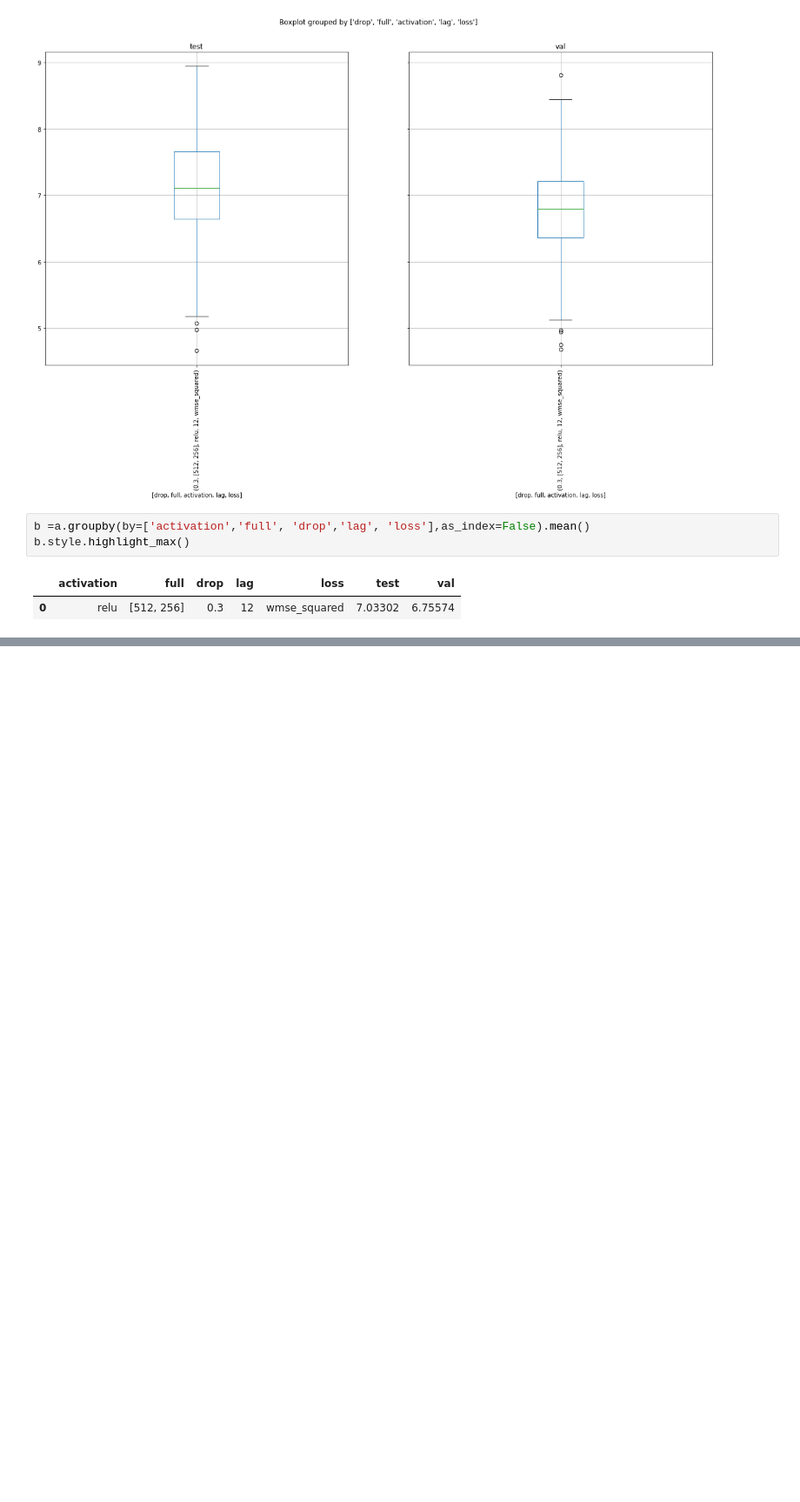
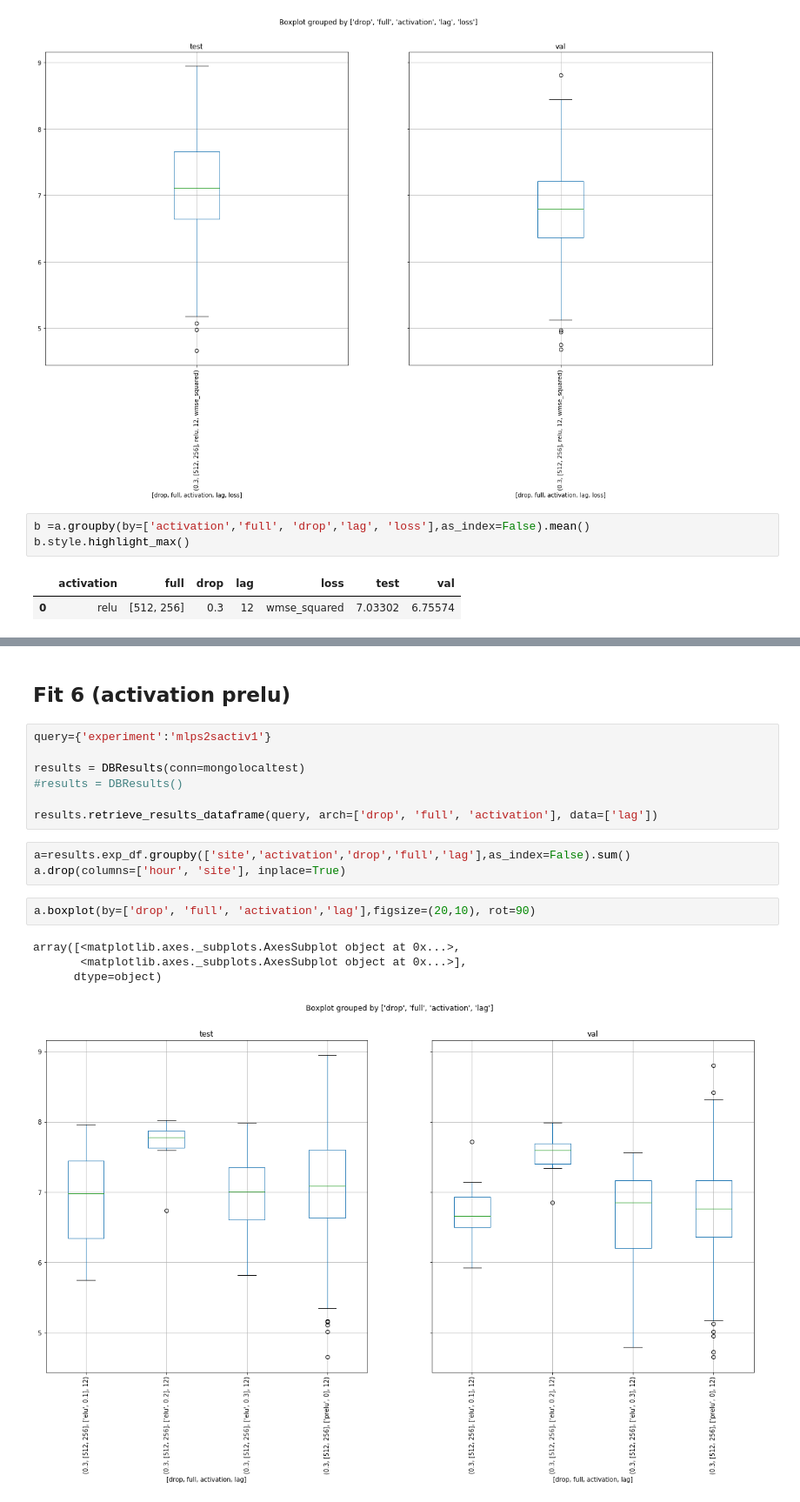
Before and after one commit to bejar/Wind, a Jupyter notebook: Notebooks/Tunning/ParameterTunningMLPs2s.ipynb, the cells around one changed output, grey strips where cells are left out. Shown: that part at 87% size. Cells and saved outputs as stored; diff of their text form; blank space fills up the shorter version.

Commit message:
Experimenting with different losses

```diff
--- a/Notebooks/Tunning/ParameterTunningMLPs2s.ipynb
+++ b/Notebooks/Tunning/ParameterTunningMLPs2s.ipynb
@@ -239,3 +239,22 @@ trace = go.Scatter(
 py.iplot([trace], filename='basic-scatter')
 # %% [output]
 [interactive output not drawn]
+# %% [markdown]
+## Fit 6 (activation prelu)
+# %%
+query={'experiment':'mlps2sactiv1'}
+
+results = DBResults(conn=mongolocaltest)
+#results = DBResults()
+
+results.retrieve_results_dataframe(query, arch=['drop', 'full', 'activation'], data=['lag'])
+# %%
+a=results.exp_df.groupby(['site','activation','drop','full','lag'],as_index=False).sum()
+a.drop(columns=['hour', 'site'], inplace=True)
+# %%
+a.boxplot(by=['drop', 'full', 'activation','lag'],figsize=(20,10), rot=90)
+# %% [output]
+array([<matplotlib.axes._subplots.AxesSubplot object at 0x...>,
+       <matplotlib.axes._subplots.AxesSubplot object at 0x...>],
+      dtype=object)
+[figure, added]
```
Also changed, not shown: parts of 2 cells of this notebook, 1 other file.
